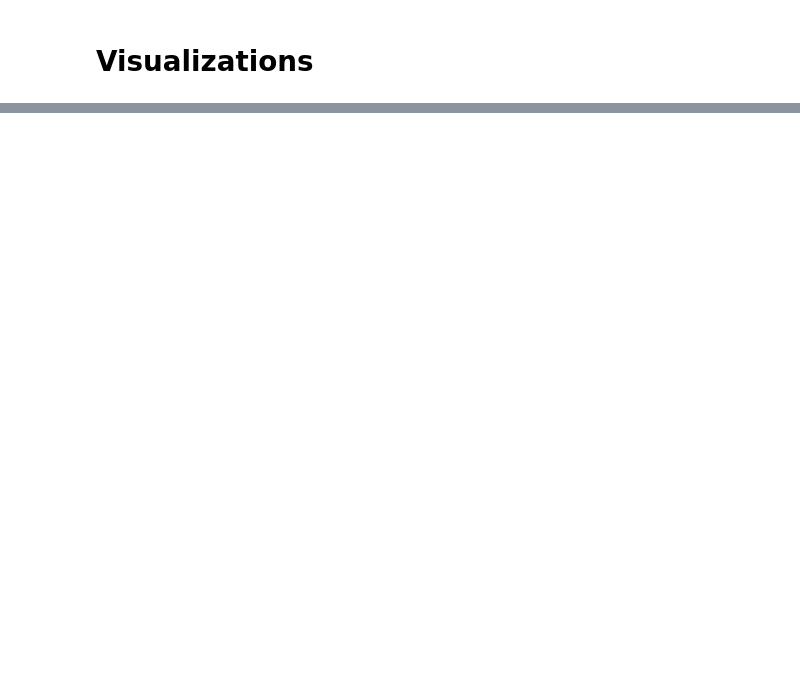
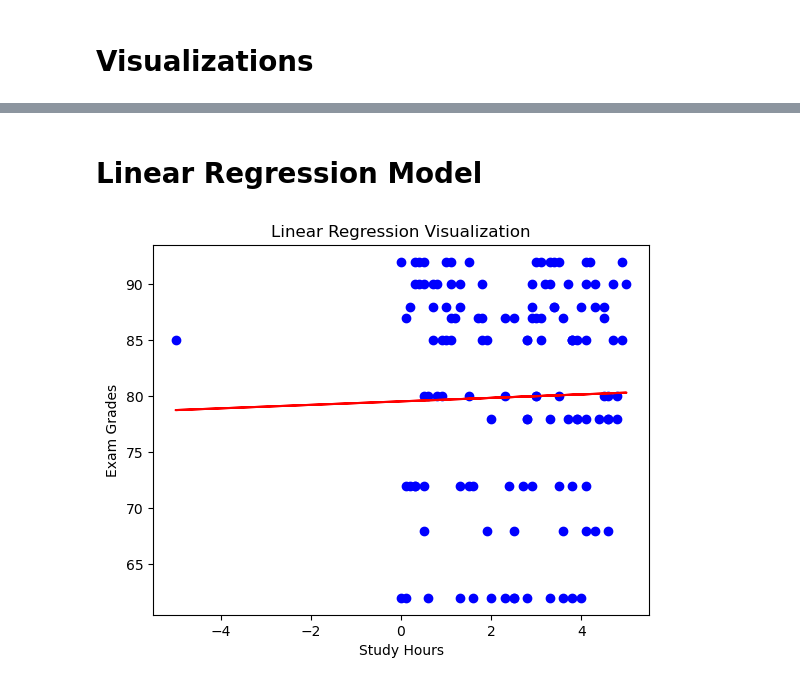
Before and after one commit to Rxv3640/Student-Success-Analytics, a Jupyter notebook: program.ipynb, the cells around one changed output, grey strips where cells are left out. Saved outputs shown, nothing was run; the diff lists cells and outputs as text; code cells hidden in the pictures; blank space fills up the shorter version.

Commit message:
Created Linear Regression Model

```diff
--- a/program.ipynb
+++ b/program.ipynb
@@ -72,3 +72,29 @@ plt.show()
 [figure]
 [figure]
 [figure]
+# %% [markdown]
+# Linear Regression Model
+# %%
+X = data['Study Hours']
+y = data['Exam Scores']
+
+from sklearn.model_selection import train_test_split
+
+X_train, X_test, y_train, y_test = train_test_split(X, y, test_size=0.2, random_state=42)
+
+from sklearn.linear_model import LinearRegression
+
+model = LinearRegression()
+
+X_train = pd.DataFrame(X_train)
+
+model.fit(X_train, y_train)
+
+plt.scatter(X_test, y_test, color='blue')
+plt.plot(X_train, model.predict(X_train), color='red')
+plt.title('Linear Regression Visualization')
+plt.xlabel('Study Hours')
+plt.ylabel('Exam Grades')
+plt.show()
+# %% [output]
+[figure, added]
```
Also changed, not shown: parts of 2 cells of this notebook.
